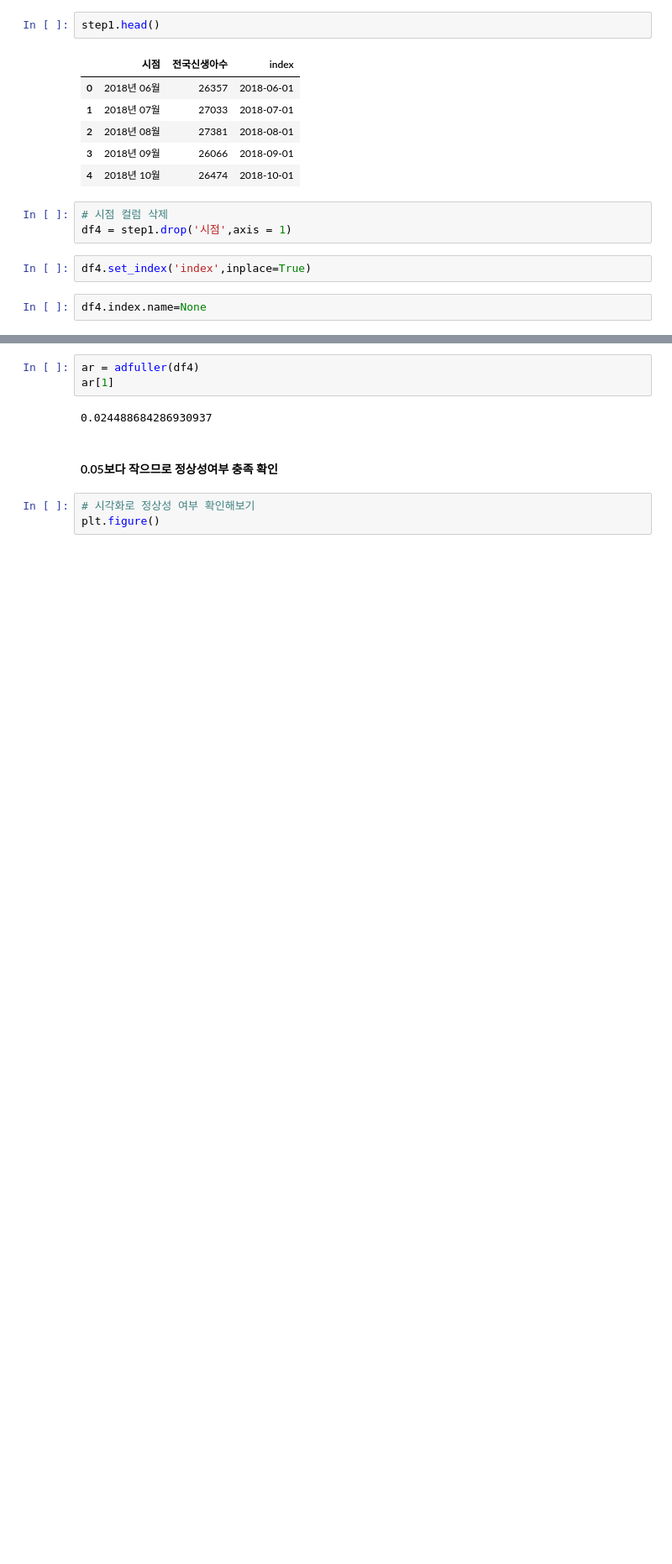
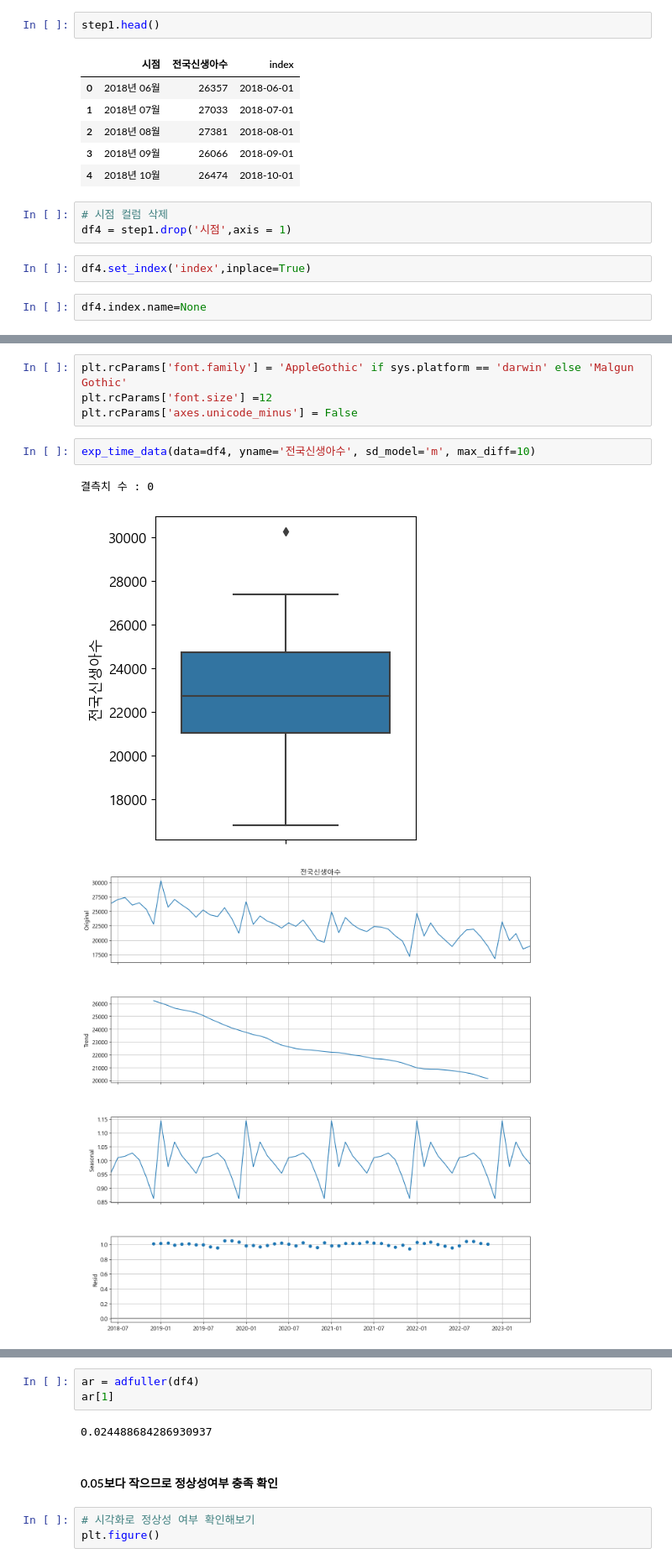
Before and after one commit to Jeeunun/Data_analysis_education_Closed, a Jupyter notebook: data_analysis/E.확증적_데이터_분석/06_시계열분석/연습문제2.ipynb, the cells around one changed output, grey strips where cells are left out. Shown at 84% size. Drawn from its saved outputs; the diff is of its cells as text; blank space fills up the shorter version.

```diff
--- a/data_analysis/E.확증적_데이터_분석/06_시계열분석/연습문제2.ipynb
+++ b/data_analysis/E.확증적_데이터_분석/06_시계열분석/연습문제2.ipynb
@@ -211,0 +214,10 @@ df4.index.name=None
+# %%
+plt.rcParams['font.family'] = 'AppleGothic' if sys.platform == 'darwin' else 'Malgun Gothic'
+plt.rcParams['font.size'] =12
+plt.rcParams['axes.unicode_minus'] = False
+# %%
+exp_time_data(data=df4, yname='전국신생아수', sd_model='m', max_diff=10)
+# %% [output]
+결측치 수 : 0
+[figure, added]
+[figure, added]
```
Also changed, not shown: parts of 8 cells of this notebook.
